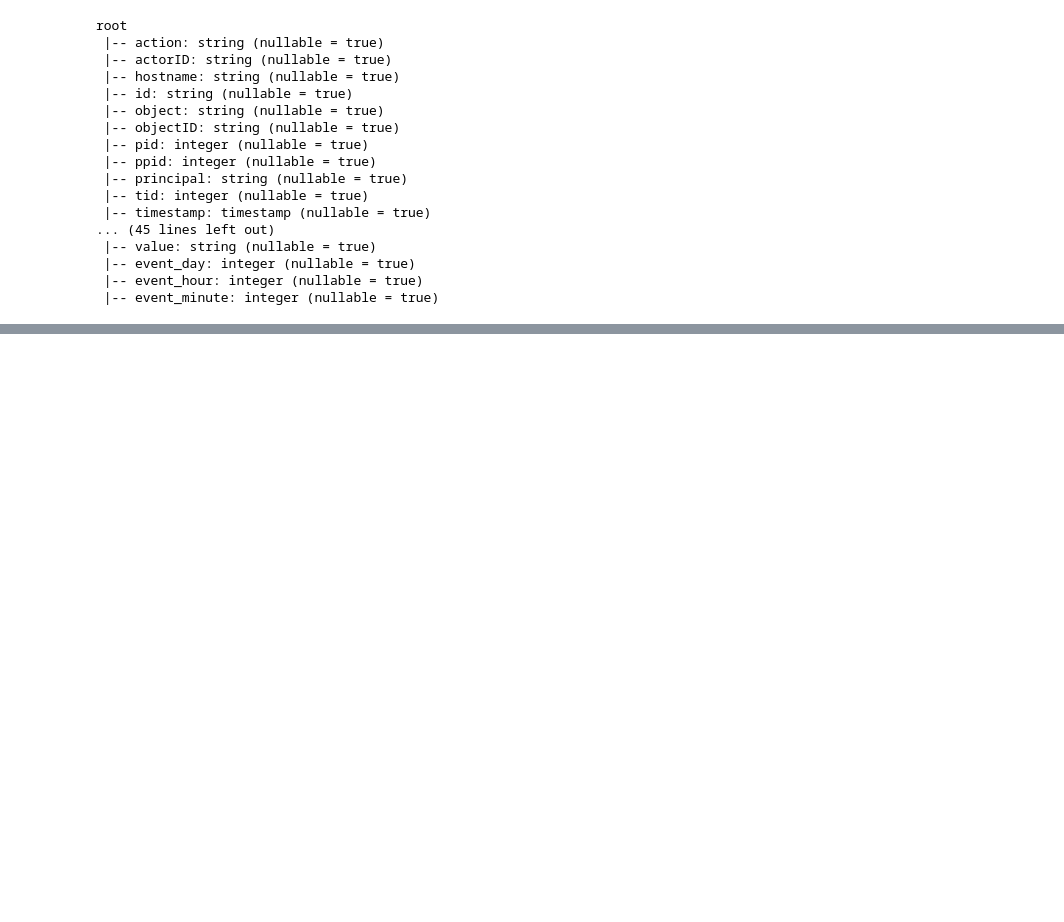
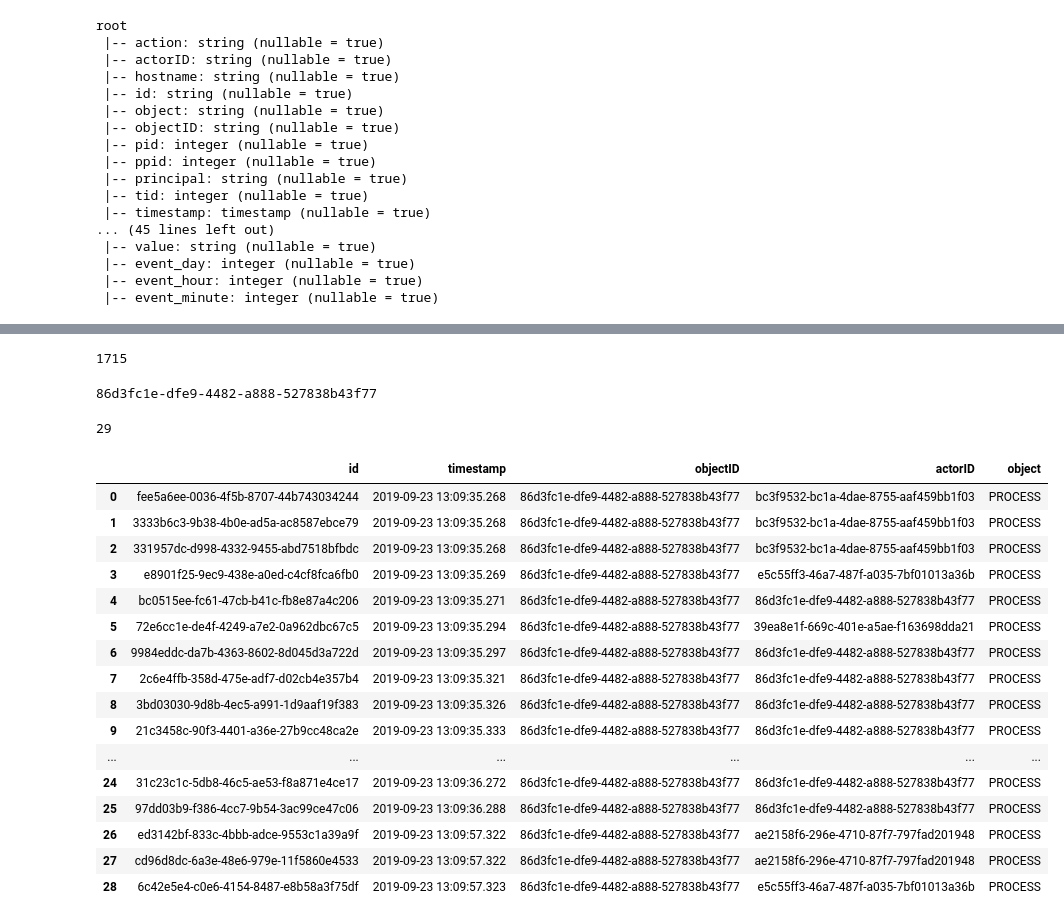
Before and after one commit to MBrend15/Public_Project_Repo, a Jupyter notebook: Build_Graph_2.ipynb, the cells around one changed output, grey strips where cells are left out. Cells and saved outputs as stored; diff of their text form; code cells hidden in the pictures; blank space fills up the shorter version.

Commit message:
completed proof of concept node-edge dictionary

```diff
--- a/Build_Graph_2.ipynb
+++ b/Build_Graph_2.ipynb
@@ -48,0 +42,4 @@ df.select("timestamp").limit(5).toPandas()
+# %%
+#remove any values where timestamp was NA and check
+df = df.where(col("event_day").isNotNull())
+df.select("timestamp").limit(5).show()
@@ -285,4 +307,7 @@ root
 # %%
 #sort the column by timestamp, re-run intersect, then find the first actor ID
 #in the object ID column, and not the actor ID column, and add that to a dictionary as a key, or a node.
-#test
+
+#first step sort the data and check
+df = df.sort(col("timestamp").asc())
+df.select("timestamp").limit(10).toPandas()
@@ -288,0 +326,49 @@ root
+# %%
+#now get overlapping connections
+
+#build collections of each type of ID
+col_objID = df.select("objectID").distinct().collect()
+col_actID = df.select("actorID").distinct().collect()
+
+#put these columns into a dictionary and turn into a spark data frame
+data = [{"actorIDs" : [row.actorID for row in col_actID], \
+               "objectIDs" : [row.objectID for row in col_objID]}]
+
+id_intersect = spark.createDataFrame(data)
+
+#compare ID pools to find actIDs that are nodes
+id_intersect = id_intersect.withColumn("id_int", \
+                                       array_intersect(col("actorIDs"),col("objectIDs")))
+
+#now build a list of the nodal actIDs and print the length
+actIDs = [row.id_int for row in id_intersect.select("id_int").collect()][0]
+
+print(len(actIDs))
+# %% [output]
+1715
+# %%
+#find first instance of first actID in objIDs
+first_actor = actIDs[0]
+print(first_actor)
+print(df.where(col("objectID") == first_actor).count())
+df.select('id','timestamp','objectID','actorID', 'object').where(col("objectID") == first_actor).toPandas()
+# %% [output]
+86d3fc1e-dfe9-4482-a888-527838b43f77
+29
+|  | id | timestamp | objectID | actorID | object |
+| 0 | fee5a6ee-0036-4f5b-8707-44b743034244 | 2019-09-23 13:09:35.268 | 86d3fc1e-dfe9-4482-a888-527838b43f77 | bc3f9532-bc1a-4dae-8755-aaf459bb1f03 | PROCESS |
+| 1 | 3333b6c3-9b38-4b0e-ad5a-ac8587ebce79 | 2019-09-23 13:09:35.268 | 86d3fc1e-dfe9-4482-a888-527838b43f77 | bc3f9532-bc1a-4dae-8755-aaf459bb1f03 | PROCESS |
+| 2 | 331957dc-d998-4332-9455-abd7518bfbdc | 2019-09-23 13:09:35.268 | 86d3fc1e-dfe9-4482-a888-527838b43f77 | bc3f9532-bc1a-4dae-8755-aaf459bb1f03 | PROCESS |
+| 3 | e8901f25-9ec9-438e-a0ed-c4cf8fca6fb0 | 2019-09-23 13:09:35.269 | 86d3fc1e-dfe9-4482-a888-527838b43f77 | e5c55ff3-46a7-487f-a035-7bf01013a36b | PROCESS |
+| 4 | bc0515ee-fc61-47cb-b41c-fb8e87a4c206 | 2019-09-23 13:09:35.271 | 86d3fc1e-dfe9-4482-a888-527838b43f77 | 86d3fc1e-dfe9-4482-a888-527838b43f77 | PROCESS |
+| 5 | 72e6cc1e-de4f-4249-a7e2-0a962dbc67c5 | 2019-09-23 13:09:35.294 | 86d3fc1e-dfe9-4482-a888-527838b43f77 | 39ea8e1f-669c-401e-a5ae-f163698dda21 | PROCESS |
+| 6 | 9984eddc-da7b-4363-8602-8d045d3a722d | 2019-09-23 13:09:35.297 | 86d3fc1e-dfe9-4482-a888-527838b43f77 | 86d3fc1e-dfe9-4482-a888-527838b43f77 | PROCESS |
+| 7 | 2c6e4ffb-358d-475e-adf7-d02cb4e357b4 | 2019-09-23 13:09:35.321 | 86d3fc1e-dfe9-4482-a888-527838b43f77 | 86d3fc1e-dfe9-4482-a888-527838b43f77 | PROCESS |
+| 8 | 3bd03030-9d8b-4ec5-a991-1d9aaf19f383 | 2019-09-23 13:09:35.326 | 86d3fc1e-dfe9-4482-a888-527838b43f77 | 86d3fc1e-dfe9-4482-a888-527838b43f77 | PROCESS |
+| 9 | 21c3458c-90f3-4401-a36e-27b9cc48ca2e | 2019-09-23 13:09:35.333 | 86d3fc1e-dfe9-4482-a888-527838b43f77 | 86d3fc1e-dfe9-4482-a888-527838b43f77 | PROCESS |
+| ... | ... | ... | ... | ... | ... |
+| 24 | 31c23c1c-5db8-46c5-ae53-f8a871e4ce17 | 2019-09-23 13:09:36.272 | 86d3fc1e-dfe9-4482-a888-527838b43f77 | 86d3fc1e-dfe9-4482-a888-527838b43f77 | PROCESS |
+| 25 | 97dd03b9-f386-4cc7-9b54-3ac99ce47c06 | 2019-09-23 13:09:36.288 | 86d3fc1e-dfe9-4482-a888-527838b43f77 | 86d3fc1e-dfe9-4482-a888-527838b43f77 | PROCESS |
+| 26 | ed3142bf-833c-4bbb-adce-9553c1a39a9f | 2019-09-23 13:09:57.322 | 86d3fc1e-dfe9-4482-a888-527838b43f77 | ae2158f6-296e-4710-87f7-797fad201948 | PROCESS |
+| 27 | cd96d8dc-6a3e-48e6-979e-11f5860e4533 | 2019-09-23 13:09:57.322 | 86d3fc1e-dfe9-4482-a888-527838b43f77 | ae2158f6-296e-4710-87f7-797fad201948 | PROCESS |
+| 28 | 6c42e5e4-c0e6-4154-8487-e8b58a3f75df | 2019-09-23 13:09:57.323 | 86d3fc1e-dfe9-4482-a888-527838b43f77 | e5c55ff3-46a7-487f-a035-7bf01013a36b | PROCESS |
```
Also changed, not shown: parts of 19 cells of this notebook.
